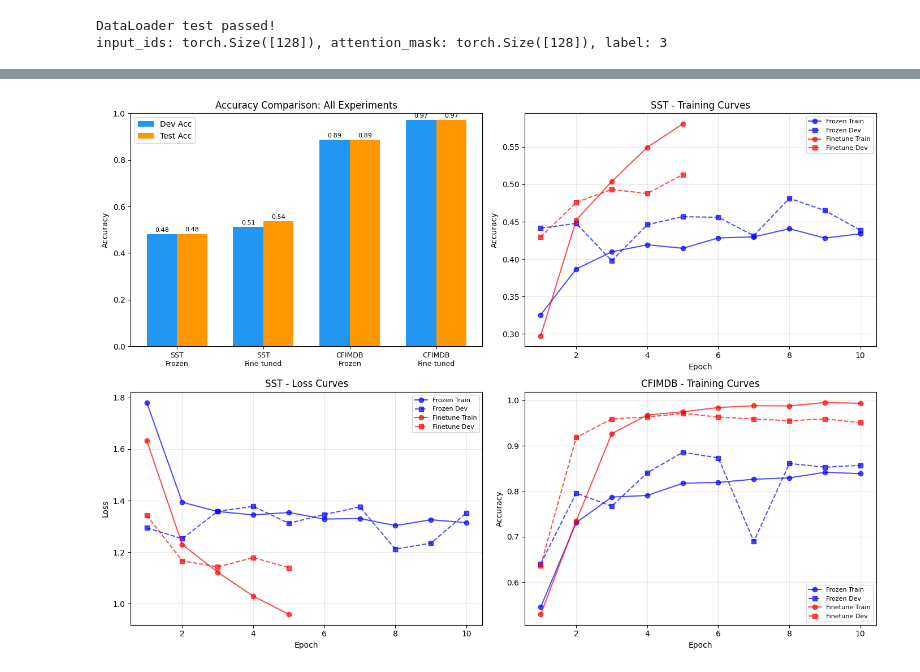
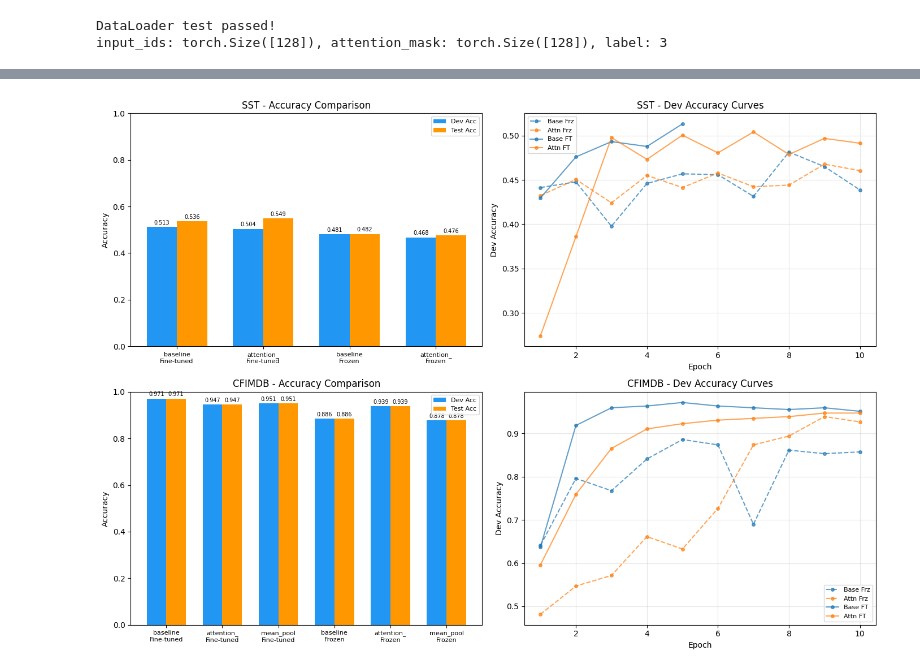
Before and after one commit to AIU-SoftWave/GPT-2-NLP-Project, a Jupyter notebook: notebooks/main.ipynb, the cells around one changed output, grey strips where cells are left out. Cells and saved outputs as stored; diff of their text form; code cells hidden in the pictures.

```diff
--- a/notebooks/main.ipynb
+++ b/notebooks/main.ipynb
@@ -617,65 +508,57 @@ Reference Report Values (for comparison):
 # %%
 # Visualize results
 fig, axes = plt.subplots(2, 2, figsize=(14, 10))
 
-# 1. Bar chart comparison
-ax = axes[0, 0]
-x = np.arange(len(results))
-width = 0.35
-bars1 = ax.bar(x - width/2, results['Dev Accuracy'], width, label='Dev Acc', color='#2196f3')
-bars2 = ax.bar(x + width/2, results['Test Accuracy'], width, label='Test Acc', color='#ff9800')
-ax.set_ylabel('Accuracy')
-ax.set_title('Accuracy Comparison: All Experiments')
-ax.set_xticks(x)
-ax.set_xticklabels([f"{row['Dataset']}\n{row['Approach']}" for _, row in results.iterrows()], fontsize=9)
-ax.legend()
-ax.set_ylim(0, 1.0)
-for bar in bars1:
-    ax.text(bar.get_x() + bar.get_width()/2, bar.get_height() + 0.01, f'{bar.get_height():.2f}', ha='center', fontsize=8)
-for bar in bars2:
-    ax.text(bar.get_x() + bar.get_width()/2, bar.get_height() + 0.01, f'{bar.get_height():.2f}', ha='center', fontsize=8)
+def plot_barchart(ax, dataset_name):
+    mask = results['Dataset'] == dataset_name
+    df = results[mask].copy()
+    df['label'] = df.apply(lambda r: f"{r['Model'][:10]}\n{r['Approach']}", axis=1)
+    x = range(len(df))
+    width = 0.35
+    bars1 = ax.bar([i - width/2 for i in x], df['Dev Accuracy'], width, label='Dev Acc', color='#2196f3')
+    bars2 = ax.bar([i + width/2 for i in x], df['Test Accuracy'], width, label='Test Acc', color='#ff9800')
+    ax.set_ylabel('Accuracy')
+    ax.set_title(f'{dataset_name} - Accuracy Comparison')
+    ax.set_xticks(list(x))
+    ax.set_xticklabels(df['label'], fontsize=8)
+    ax.set_ylim(0, 1.0)
+    ax.legend(fontsize=8)
+    for bar in bars1:
+        ax.text(bar.get_x() + bar.get_width()/2, bar.get_height() + 0.01, f'{bar.get_height():.3f}', ha='center', fontsize=7)
+    for bar in bars2:
+        ax.text(bar.get_x() + bar.get_width()/2, bar.get_height() + 0.01, f'{bar.get_height():.3f}', ha='center', fontsize=7)
 
-# 2. SST training curves
-ax = axes[0, 1]
-epochs_sst = range(1, len(sst_frozen_history['train_acc']) + 1)
-ax.plot(epochs_sst, sst_frozen_history['train_acc'], 'b-o', label='Frozen Train', alpha=0.7)
-ax.plot(epochs_sst, sst_frozen_history['dev_acc'], 'b--s', label='Frozen Dev', alpha=0.7)
-epochs_sst_ft = range(1, len(sst_finetune_history['train_acc']) + 1)
-ax.plot(epochs_sst_ft, sst_finetune_history['train_acc'], 'r-o', label='Finetune Train', alpha=0.7)
-ax.plot(epochs_sst_ft, sst_finetune_history['dev_acc'], 'r--s', label='Finetune Dev', alpha=0.7)
-ax.set_xlabel('Epoch')
-ax.set_ylabel('Accuracy')
-ax.set_title('SST - Training Curves')
-ax.legend(fontsize=8)
-ax.grid(True, alpha=0.3)
+def plot_curves(ax, dataset, names):
+    for name in names:
+        if name in all_experiments:
+            exp = all_experiments[name]
+            hist = exp['history']
+            epochs = range(1, len(hist['dev_acc']) + 1)
+            is_ft = 'finetune' in name
+            is_attn = 'attnpool' in name
+            color = '#ff7f0e' if is_attn else '#1f77b4'
+            style = '-' if is_ft else '--'
+            label = ('Attn ' if is_attn else 'Base ') + ('FT' if is_ft else 'Frz')
+            ax.plot(epochs, hist['dev_acc'], color=color, linestyle=style, marker='o', label=label, alpha=0.7, markersize=4)
+    ax.set_xlabel('Epoch')
+    ax.set_ylabel('Dev Accuracy')
+    ax.set_title(f'{dataset} - Dev Accuracy Curves')
+    ax.legend(fontsize=8)
+    ax.grid(True, alpha=0.3)
 
-# 3. SST loss curves
-ax = axes[1, 0]
-ax.plot(epochs_sst, sst_frozen_history['train_loss'], 'b-o', label='Frozen Train', alpha=0.7)
-ax.plot(epochs_sst, sst_frozen_history['dev_loss'], 'b--s', label='Frozen Dev', alpha=0.7)
-ax.plot(epochs_sst_ft, sst_finetune_history['train_loss'], 'r-o', label='Finetune Train', alpha=0.7)
-ax.plot(epochs_sst_ft, sst_finetune_history['dev_loss'], 'r--s', label='Finetune Dev', alpha=0.7)
-ax.set_xlabel('Epoch')
-ax.set_ylabel('Loss')
-ax.set_title('SST - Loss Curves')
-ax.legend(fontsize=8)
-ax.grid(True, alpha=0.3)
+# Top-left: SST bar chart
+plot_barchart(axes[0, 0], 'SST')
 
-# 4. CFIMDB training curves
-ax = axes[1, 1]
-epochs_cf = range(1, len(cfimdb_frozen_history['train_acc']) + 1)
-ax.plot(epochs_cf, cfimdb_frozen_history['train_acc'], 'b-o', label='Frozen Train', alpha=0.7)
-ax.plot(epochs_cf, cfimdb_frozen_history['dev_acc'], 'b--s', label='Frozen Dev', alpha=0.7)
-epochs_cf_ft = range(1, len(cfimdb_finetune_history['train_acc']) + 1)
-ax.plot(epochs_cf_ft, cfimdb_finetune_history['train_acc'], 'r-o', label='Finetune Train', alpha=0.7)
-ax.plot(epochs_cf_ft, cfimdb_finetune_history['dev_acc'], 'r--s', label='Finetune Dev', alpha=0.7)
-ax.set_xlabel('Epoch')
-ax.set_ylabel('Accuracy')
-ax.set_title('CFIMDB - Training Curves')
-ax.legend(fontsize=8)
-ax.grid(True, alpha=0.3)
+# Top-right: SST training curves
+plot_curves(axes[0, 1], 'SST', ['sst_frozen', 'sst_frozen_attnpool', 'sst_finetune', 'sst_finetune_attnpool'])
+
+# Bottom-left: CFIMDB bar chart
+plot_barchart(axes[1, 0], 'CFIMDB')
+
+# Bottom-right: CFIMDB training curves
+plot_curves(axes[1, 1], 'CFIMDB', ['cfimdb_frozen', 'cfimdb_frozen_attnpool', 'cfimdb_finetune', 'cfimdb_finetune_attnpool'])
 
 plt.tight_layout()
 plt.show()
 # %% [output]
-[figure, old version]
+[figure, new version]
```
Also changed, not shown: parts of 20 cells of this notebook, 24 other files.
